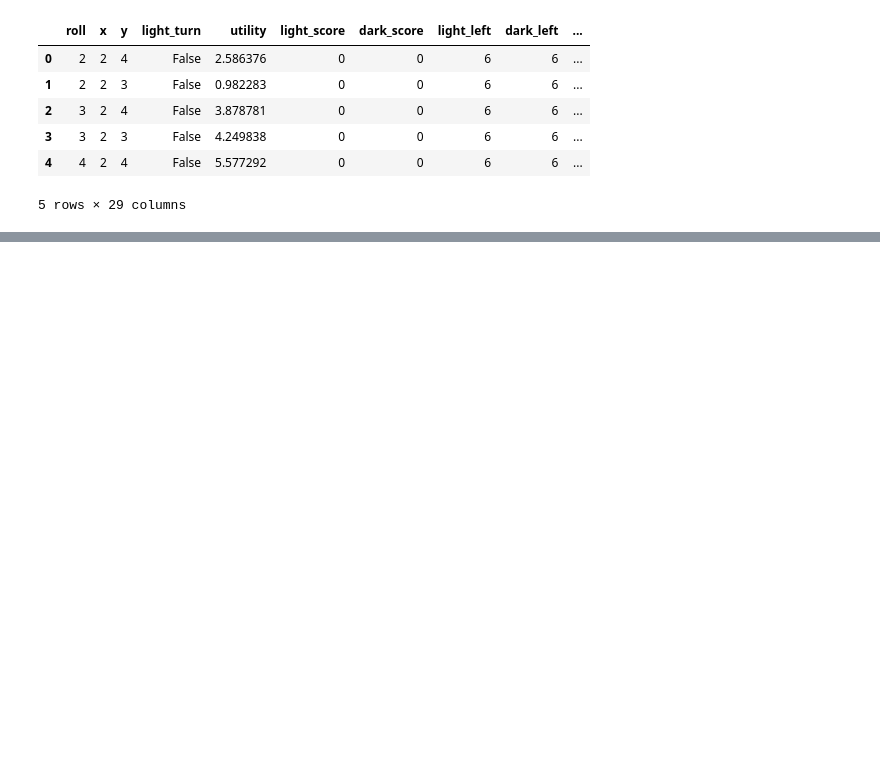
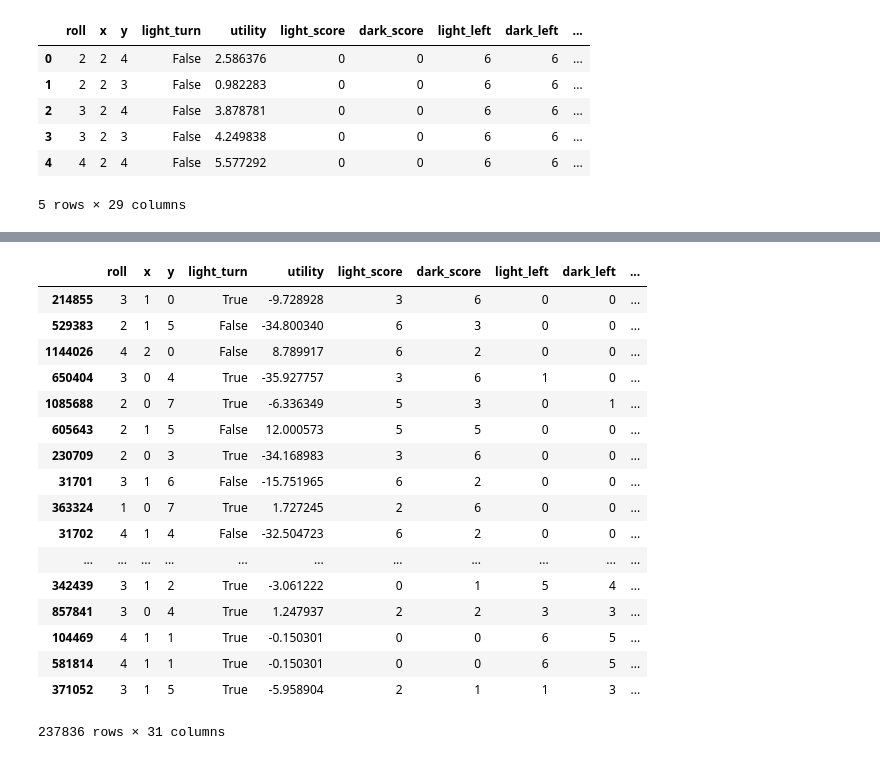
Before and after one commit to qwertyuu/python-ur-machine-learning, a Jupyter notebook: mess_with_model.ipynb, the cells around one changed output, grey strips where cells are left out. Saved outputs shown, nothing was run; the diff lists cells and outputs as text; code cells hidden in the pictures; blank space fills up the shorter version.

```diff
--- a/mess_with_model.ipynb
+++ b/mess_with_model.ipynb
@@ -58,0 +58,24 @@ model
+# %%
+test_data_c = test_data.copy()
+test_data_c["pred"] = predictions
+test_data_c["diff"] = (test_data_c["pred"] - test_data_c["utility"]).abs()
+test_data_c.sort_values("diff", ascending=False)
+# %% [output]
+|  | roll | x | y | light_turn | utility | light_score | dark_score | light_left | dark_left | ... |
+| 214855 | 3 | 1 | 0 | True | -9.728928 | 3 | 6 | 0 | 0 | ... |
+| 529383 | 2 | 1 | 5 | False | -34.800340 | 6 | 3 | 0 | 0 | ... |
+| 1144026 | 4 | 2 | 0 | False | 8.789917 | 6 | 2 | 0 | 0 | ... |
+| 650404 | 3 | 0 | 4 | True | -35.927757 | 3 | 6 | 1 | 0 | ... |
+| 1085688 | 2 | 0 | 7 | True | -6.336349 | 5 | 3 | 0 | 1 | ... |
+| 605643 | 2 | 1 | 5 | False | 12.000573 | 5 | 5 | 0 | 0 | ... |
+| 230709 | 2 | 0 | 3 | True | -34.168983 | 3 | 6 | 0 | 0 | ... |
+| 31701 | 3 | 1 | 6 | False | -15.751965 | 6 | 2 | 0 | 0 | ... |
+| 363324 | 1 | 0 | 7 | True | 1.727245 | 2 | 6 | 0 | 0 | ... |
+| 31702 | 4 | 1 | 4 | False | -32.504723 | 6 | 2 | 0 | 0 | ... |
+| ... | ... | ... | ... | ... | ... | ... | ... | ... | ... | ... |
+| 342439 | 3 | 1 | 2 | True | -3.061222 | 0 | 1 | 5 | 4 | ... |
+| 857841 | 3 | 0 | 4 | True | 1.247937 | 2 | 2 | 3 | 3 | ... |
+| 104469 | 4 | 1 | 1 | True | -0.150301 | 0 | 0 | 6 | 5 | ... |
+| 581814 | 4 | 1 | 1 | True | -0.150301 | 0 | 0 | 6 | 5 | ... |
+| 371052 | 3 | 1 | 5 | True | -5.958904 | 2 | 1 | 1 | 3 | ... |
+237836 rows × 31 columns
```
Also changed, not shown: parts of 5 cells of this notebook, 2 other files.
